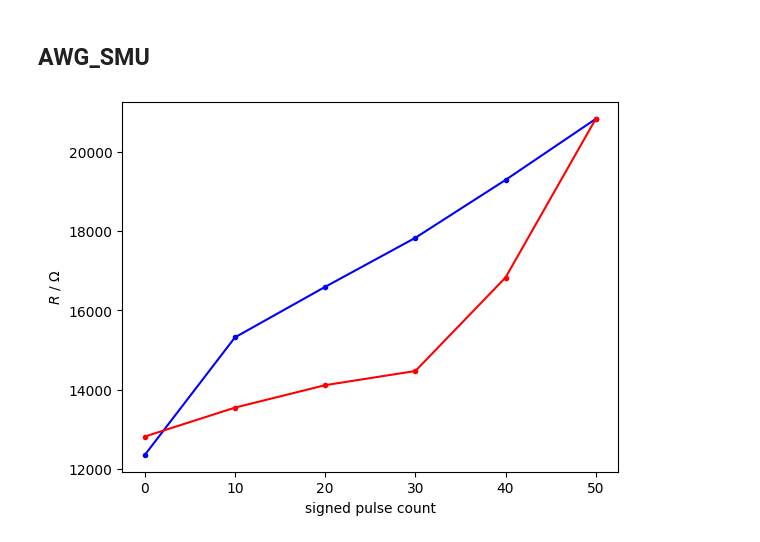
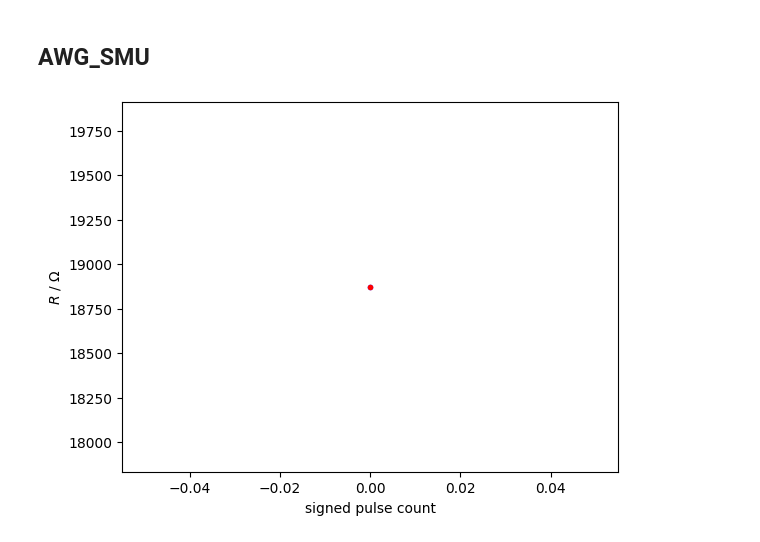
Before and after one commit to raxov99/iis_optolab, a Jupyter notebook: in_lab.ipynb, the cells around one changed output. Cells and saved outputs as stored; diff of their text form; code cells hidden in the pictures.

```diff
--- a/in_lab.ipynb
+++ b/in_lab.ipynb
@@ -11,3 +10,4 @@ connect(instruments)
 # %%
 instruments['OSC'].write("SYST:DISP:UPD 1")
 instruments['DAQ'].set_conn(123)
+ch_DAQ_AWG, ch_DAQ_SMU = 113, 111
@@ -111,9 +96,19 @@ wf_dict_AWG_list = [
         'ch' : 1
     }
 ]
+wf_dict_SMU = {
+    'V' : [0],
+    'n' : [0],
+    'T' : 1,
+    'W' : 0,
+    'read' : True,
+    'read_V' : .5,
+    'ch' : 1
+}
 # %%
 n = 5
 N = [n, n]
-results = meas_AWG_SMU(wf_dict_AWG_list, N, 113, 111, 0.5, R_s = 1e3)
+#results = meas_AWG_SMU(wf_dict_AWG_list, N, ch_DAQ_AWG, ch_DAQ_SMU, wf_dict_SMU, R_s = 1e3)
+results = meas_AWG_SMU([], [], ch_DAQ_AWG, ch_DAQ_SMU, wf_dict_SMU, R_s = 1e3)
 # %% [output]
-[figure, old version]
+[figure, new version]
```
Also changed, not shown: parts of 10 cells of this notebook, 1 other file.
